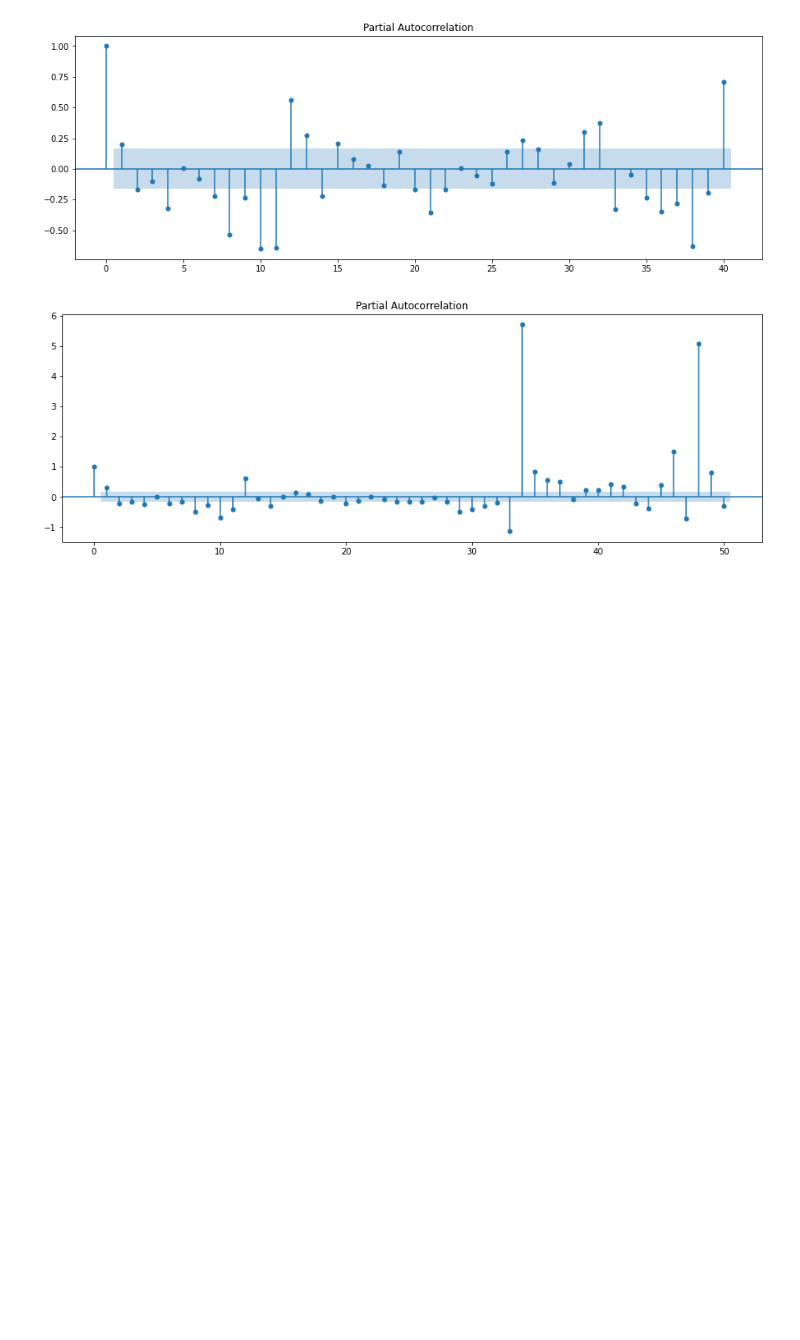
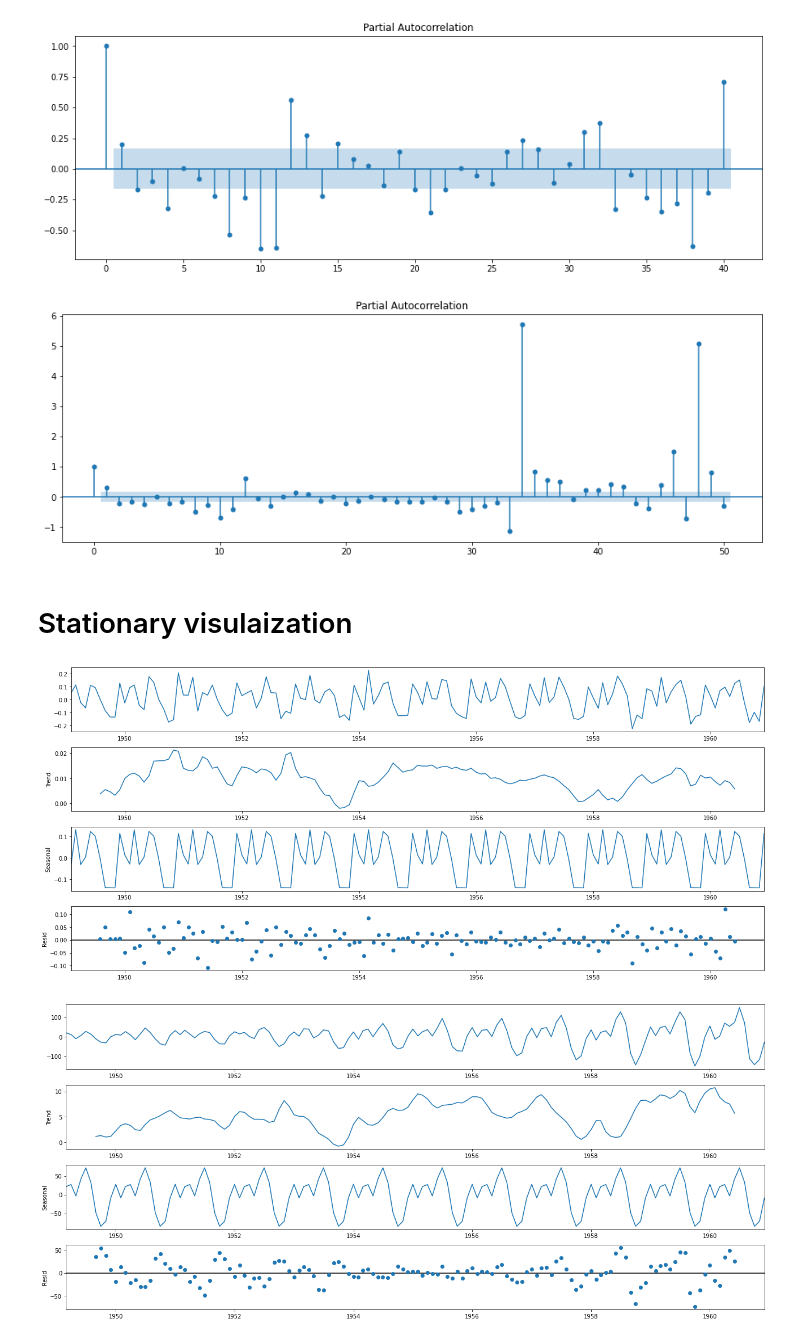
Before and after one commit to Pramod-Kumar808/time_series, a Jupyter notebook: timeseries.ipynb, the cells around one changed output. Drawn from its saved outputs; the diff is of its cells as text; code cells hidden in the pictures; blank space fills up the shorter version.

```diff
--- a/timeseries.ipynb
+++ b/timeseries.ipynb
@@ -187,3 +193,25 @@ _ = plot_pacf(df_log_1_diff, lags=40)
 _ = plot_pacf(df_1_diff, lags=50)
 # %% [output]
 [figure]
+# %% [markdown]
+# Stationary visulaization
+# %%
+stationary_data = df_2_diff
+# %%
+from pylab import rcParams
+import statsmodels.api as sm
+
+#Original dataset
+rcParams['figure.figsize'] = 18, 8
+decomposition = sm.tsa.seasonal_decompose(df_log_1_diff, model='additive')
+fig = decomposition.plot()
+plt.show()
+
+# Dataset did stationary after applying 2nd order diff
+rcParams['figure.figsize'] = 18, 8
+decomposition = sm.tsa.seasonal_decompose(stationary_data, model='additive')
+fig = decomposition.plot()
+plt.show()
+# %% [output]
+[figure, added]
+[figure, added]
```
Also changed, not shown: parts of 12 cells of this notebook.
